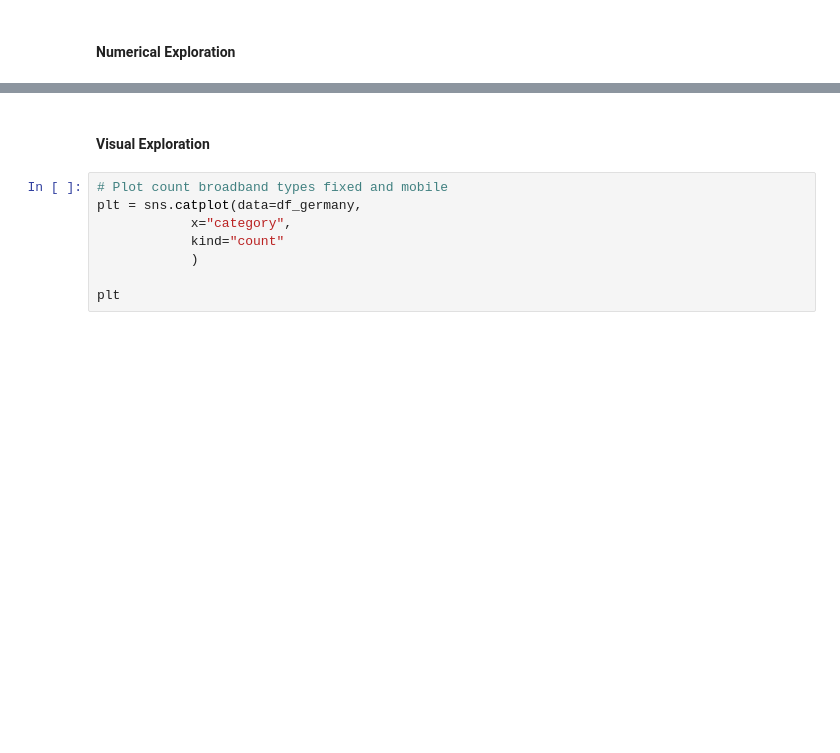
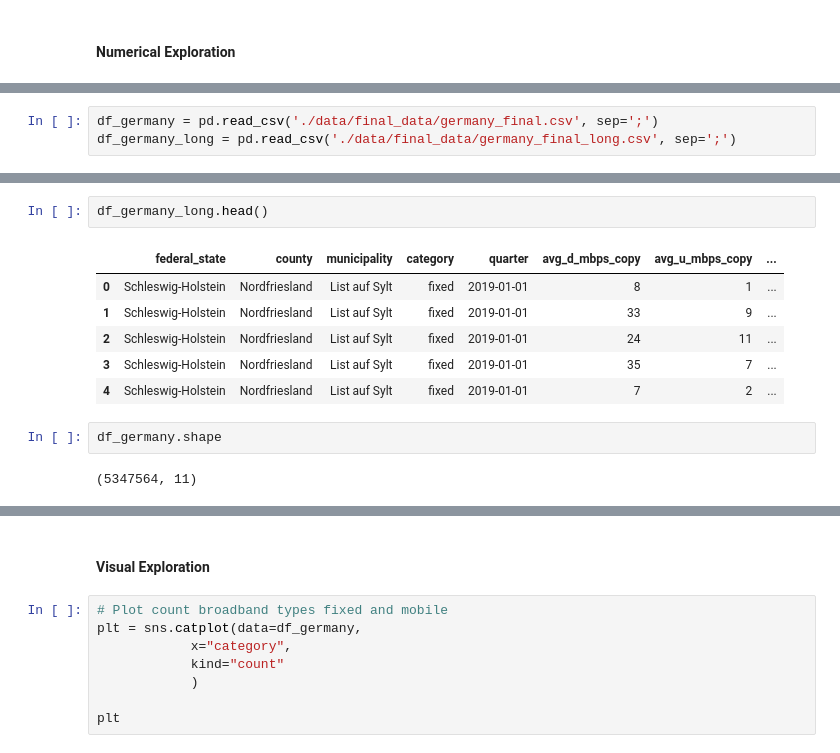
Before and after one commit to alex-bue/visual-analytics-project, a Jupyter notebook: final-cleaning-and-exploration.ipynb, the cells around one changed output, grey strips where cells are left out. Cells and saved outputs as stored; diff of their text form; blank space fills up the shorter version.

```diff
--- a/final-cleaning-and-exploration.ipynb
+++ b/final-cleaning-and-exploration.ipynb
@@ -81,3 +14,6 @@ df_germany.shape
+# %%
+df_germany = pd.read_csv('./data/final_data/germany_final.csv', sep=';')
+df_germany_long = pd.read_csv('./data/final_data/germany_final_long.csv', sep=';')
 # %%
 df_germany.head()
 # %% [output]
@@ -90,3 +26,16 @@ df_germany.head()
+# %%
+df_germany_long.head()
+# %% [output]
+|  | federal_state | county | municipality | category | quarter | avg_d_mbps_copy | avg_u_mbps_copy | ... |
+| 0 | Schleswig-Holstein | Nordfriesland | List auf Sylt | fixed | 2019-01-01 | 8 | 1 | ... |
+| 1 | Schleswig-Holstein | Nordfriesland | List auf Sylt | fixed | 2019-01-01 | 33 | 9 | ... |
+| 2 | Schleswig-Holstein | Nordfriesland | List auf Sylt | fixed | 2019-01-01 | 24 | 11 | ... |
+| 3 | Schleswig-Holstein | Nordfriesland | List auf Sylt | fixed | 2019-01-01 | 35 | 7 | ... |
+| 4 | Schleswig-Holstein | Nordfriesland | List auf Sylt | fixed | 2019-01-01 | 7 | 2 | ... |
+# %%
+df_germany.shape
+# %% [output]
+(5347564, 11)
 # %%
 df_germany.tail()
 # %% [output]
```
Also changed, not shown: parts of 28 cells of this notebook, 2 other files.
